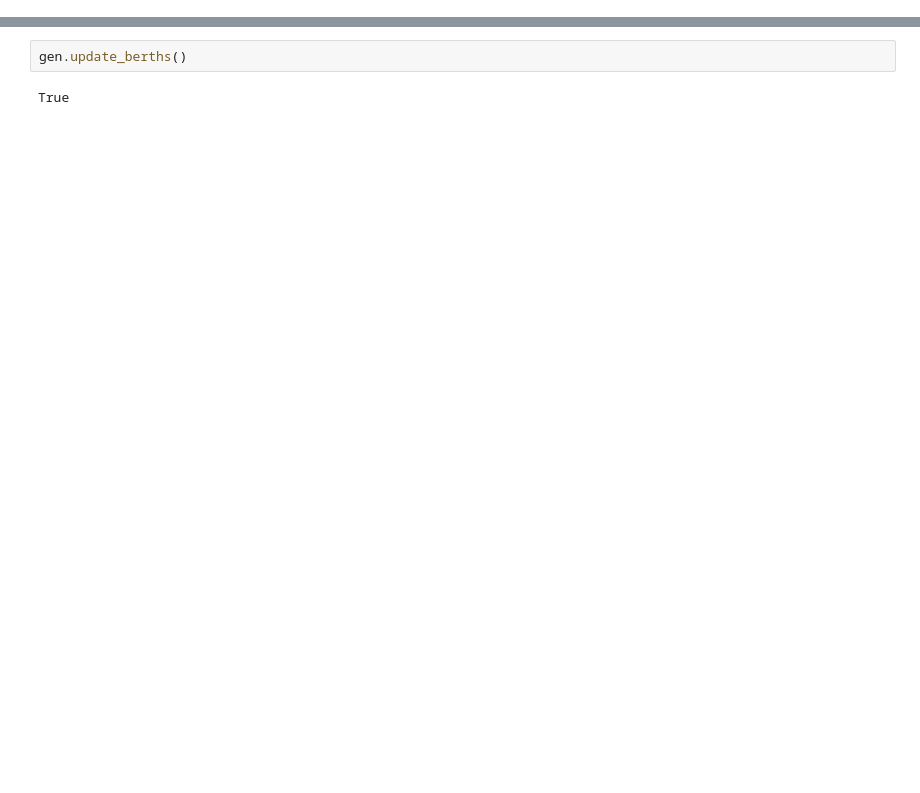
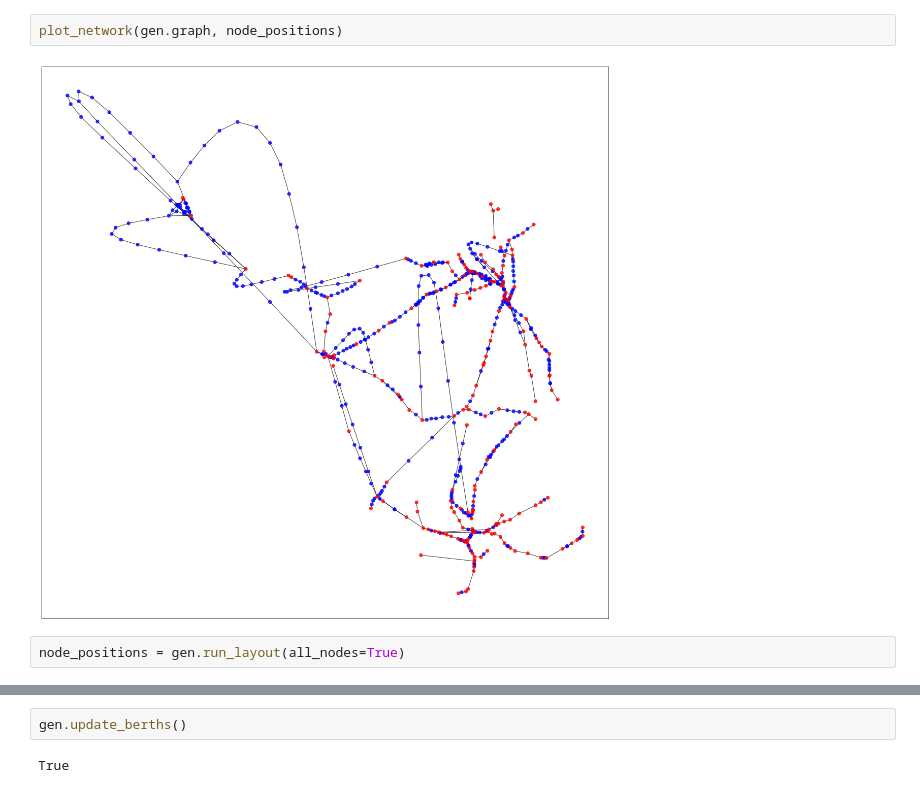
Before and after one commit to joshtingey/the-trains, a Jupyter notebook: notebooks/graph.ipynb, the cells around one changed output, grey strips where cells are left out. Cells and saved outputs as stored; diff of their text form; blank space fills up the shorter version.

```diff
--- a/notebooks/graph.ipynb
+++ b/notebooks/graph.ipynb
@@ -89,0 +81,6 @@ plt.show()
+# %%
+plot_network(gen.graph, node_positions)
+# %% [output]
+[figure, added]
+# %%
+node_positions = gen.run_layout(all_nodes=True)
```
Also changed, not shown: parts of 19 cells of this notebook, 16 other files.
